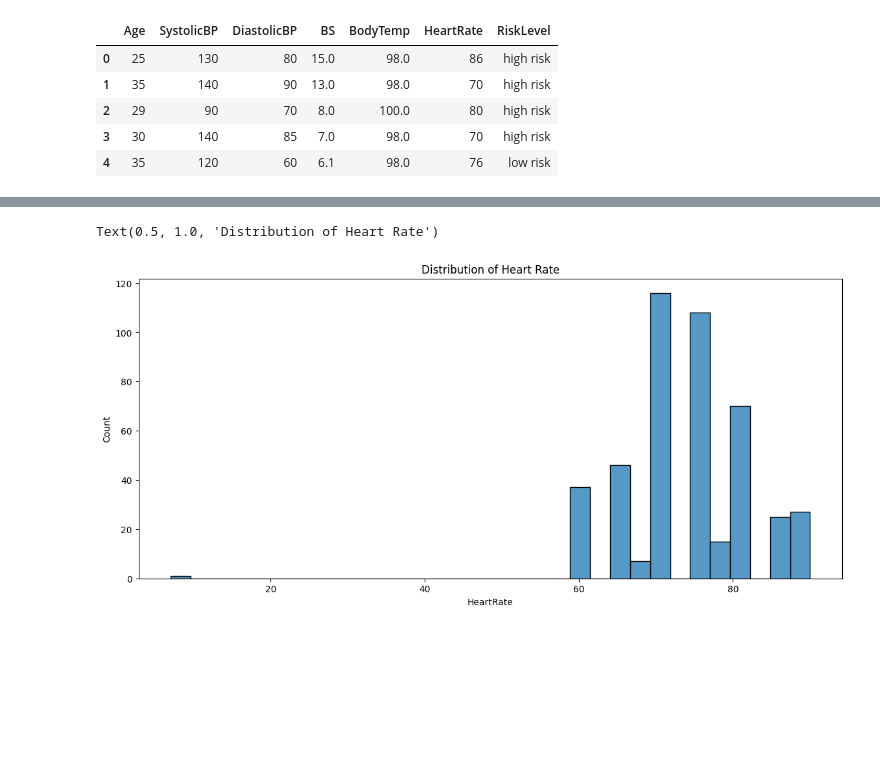
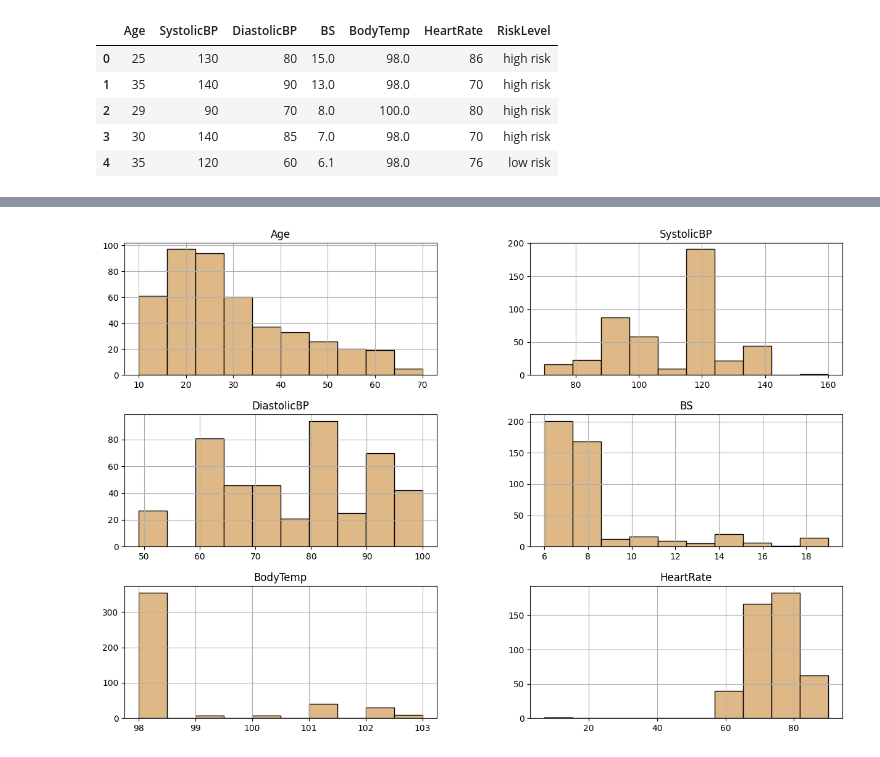
Before and after one commit to pushkarcharkha/ML-Assignments, a Jupyter notebook: Assignment2.ipynb, the cells around one changed output, grey strips where cells are left out. Saved outputs shown, nothing was run; the diff lists cells and outputs as text; code cells hidden in the pictures; blank space fills up the shorter version.

```diff
--- a/Assignment2.ipynb
+++ b/Assignment2.ipynb
@@ -45,9 +39,6 @@ df.describe()
 # %%
-#Histogram for Heart Rate
-fig, axes = plt.subplots(nrows=1,ncols=1, figsize=(14,6))
-
-sns.histplot(ax=axes, x=df.HeartRate)
-axes.set_title("Distribution of Heart Rate")
+#Histogram
+df.hist(bins=10, figsize=(15, 10), color='burlywood', edgecolor='black')
+plt.show()
 # %% [output]
-Text(0.5, 1.0, 'Distribution of Heart Rate')
-[figure, old version]
+[figure, new version]
```
Also changed, not shown: parts of 6 cells of this notebook.
